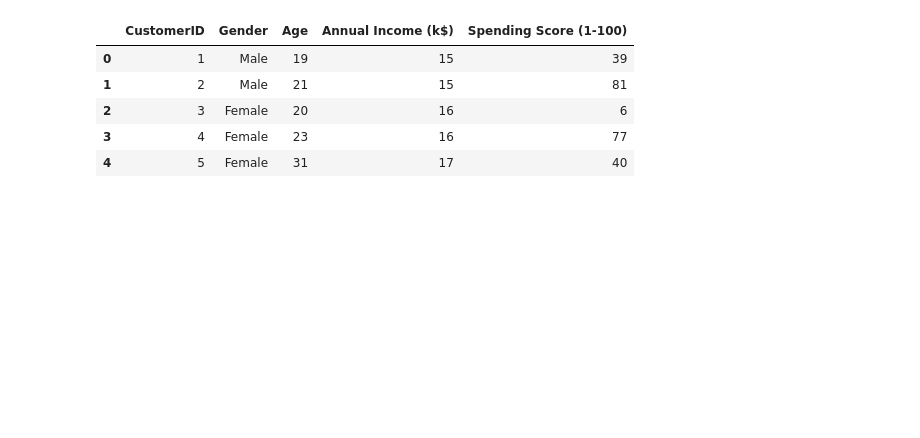
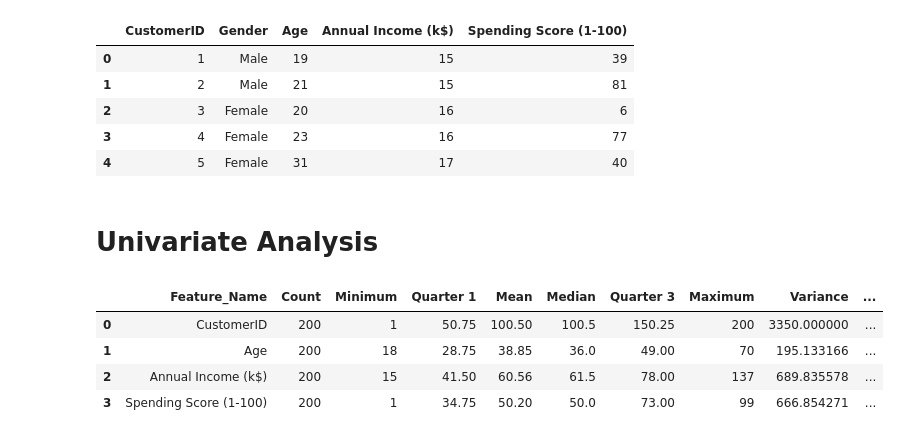
Before and after one commit to drigger091/Customer_segmentation-with-python, a Jupyter notebook: main.ipynb, the cells around one changed output. Drawn from its saved outputs; the diff is of its cells as text; code cells hidden in the pictures; blank space fills up the shorter version.

```diff
--- a/main.ipynb
+++ b/main.ipynb
@@ -15,3 +18,47 @@ df.head()
 | 2 | 3 | Female | 20 | 16 | 6 |
 | 3 | 4 | Female | 23 | 16 | 77 |
 | 4 | 5 | Female | 31 | 17 | 40 |
+# %% [markdown]
+#  Univariate Analysis
+# %%
+
+
+
+def custom_summary(df): #parameters?? df = dataframe original data of mtcars
+
+    result = []
+
+    for col in df.columns:
+
+        if df[col].dtype != 'O':
+
+            stats = OrderedDict ({
+                'Feature_Name' : col,
+                'Count':df[col].count(),
+                'Minimum':df[col].min(),
+                'Quarter 1':df[col].quantile(0.25),
+                "Mean":df[col].mean(),
+                'Median':df[col].median(),
+                'Quarter 3':df[col].quantile(0.75),
+                'Maximum':df[col].max(),
+                "Variance":df[col].var(),
+                'Standard Deviation':df[col].std(),
+                "Kurtosis":df[col].kurt(),
+                'Skewness':df[col].skew() ,
+                'IQR':df[col].quantile(0.75) - df[col].quantile(0.25)
+            })
+
+            result.append(stats)
+
+
+    result_df = pd.DataFrame(result)
+
+    return result_df
+# %%
+custom_summary(df)
+# %% [output]
+|  | Feature_Name | Count | Minimum | Quarter 1 | Mean | Median | Quarter 3 | Maximum | Variance | ... |
+| 0 | CustomerID | 200 | 1 | 50.75 | 100.50 | 100.5 | 150.25 | 200 | 3350.000000 | ... |
+| 1 | Age | 200 | 18 | 28.75 | 38.85 | 36.0 | 49.00 | 70 | 195.133166 | ... |
+| 2 | Annual Income (k$) | 200 | 15 | 41.50 | 60.56 | 61.5 | 78.00 | 137 | 689.835578 | ... |
+| 3 | Spending Score (1-100) | 200 | 1 | 34.75 | 50.20 | 50.0 | 73.00 | 99 | 666.854271 | ... |
```
Also changed, not shown: parts of 4 cells of this notebook.
